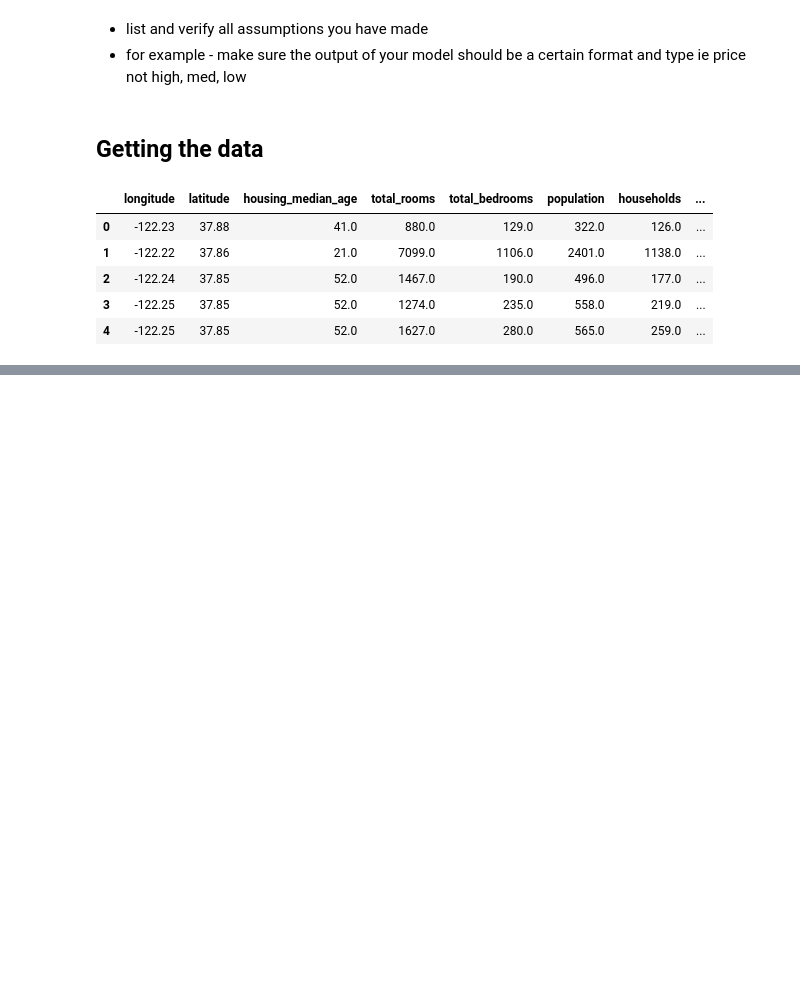
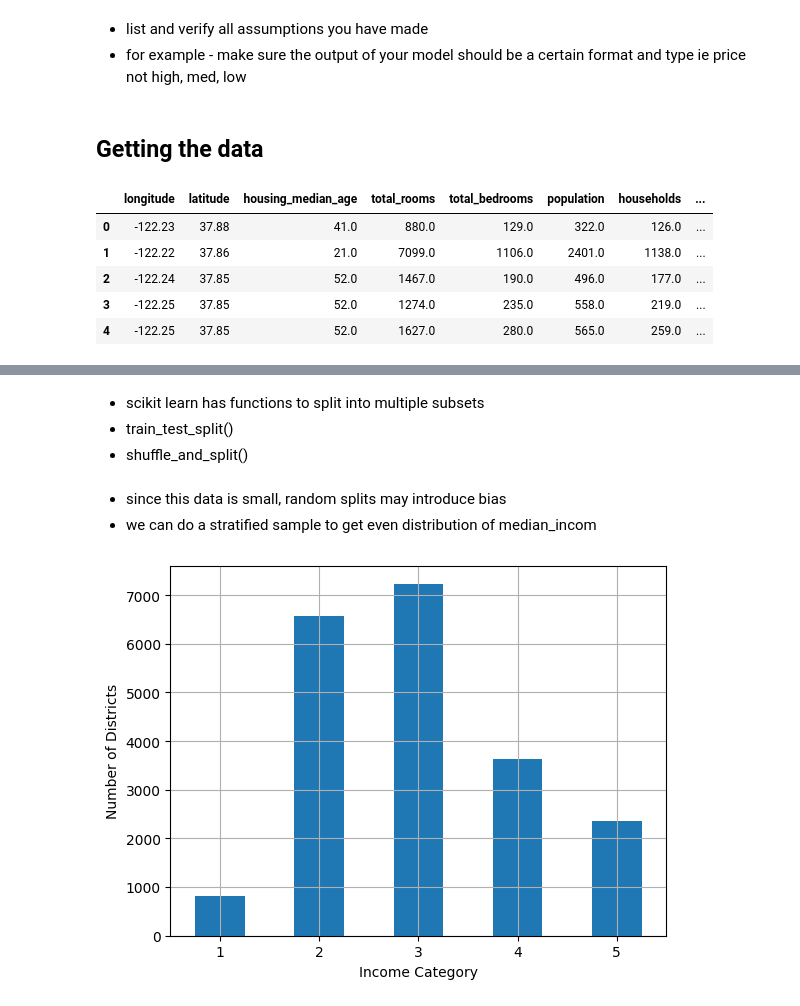
Before and after one commit to mburns7211/hands_on_ml, a Jupyter notebook: chatper_2.ipynb, the cells around one changed output, grey strips where cells are left out. Saved outputs shown, nothing was run; the diff lists cells and outputs as text; code cells hidden in the pictures; blank space fills up the shorter version.

Commit message:
continue chapter 2, learn about test/train split

```diff
--- a/chatper_2.ipynb
+++ b/chatper_2.ipynb
@@ -73,0 +178,4 @@ housing.head()
+# %% [markdown]
+* scikit learn has functions to split into multiple subsets
+* train_test_split()
+* shuffle_and_split()
@@ -73,0 +185,14 @@ housing.head()
+# %% [markdown]
+* since this data is small, random splits may introduce bias
+* we can do a stratified sample to get even distribution of median_incom
+# %%
+housing["income_cat"] = pd.cut(housing["median_income"],
+                              bins=[0., 1.5, 3.0, 4.5, 6., np.inf],
+                              labels=[1,2,3,4,5])
+# %%
+housing["income_cat"].value_counts().sort_index().plot.bar(rot=0, grid=True)
+plt.xlabel("Income Category")
+plt.ylabel("Number of Districts")
+plt.show()
+# %% [output]
+[figure, added]
```
Also changed, not shown: parts of 22 cells of this notebook.
